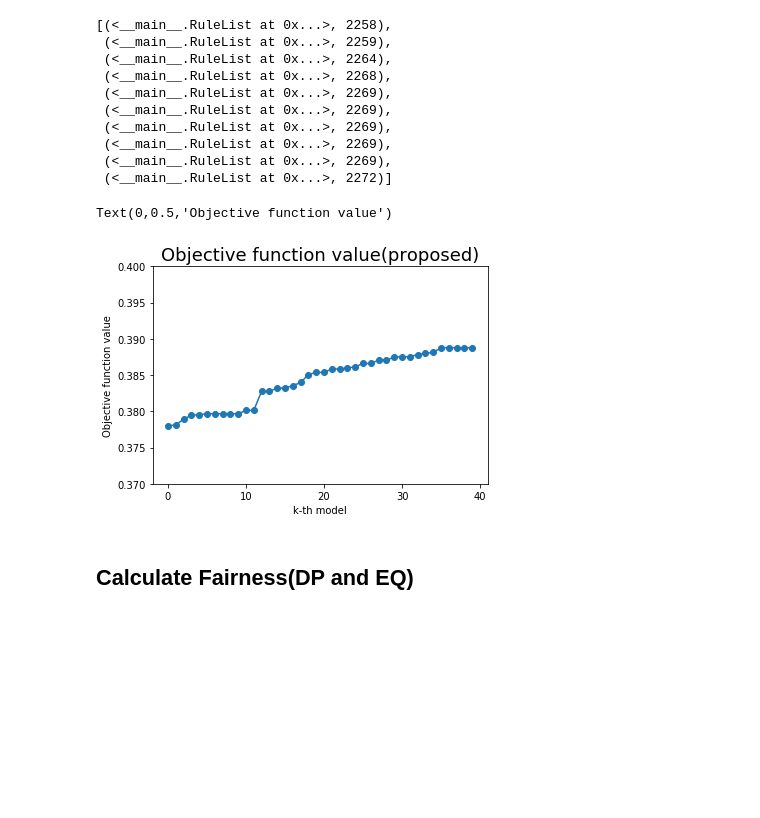
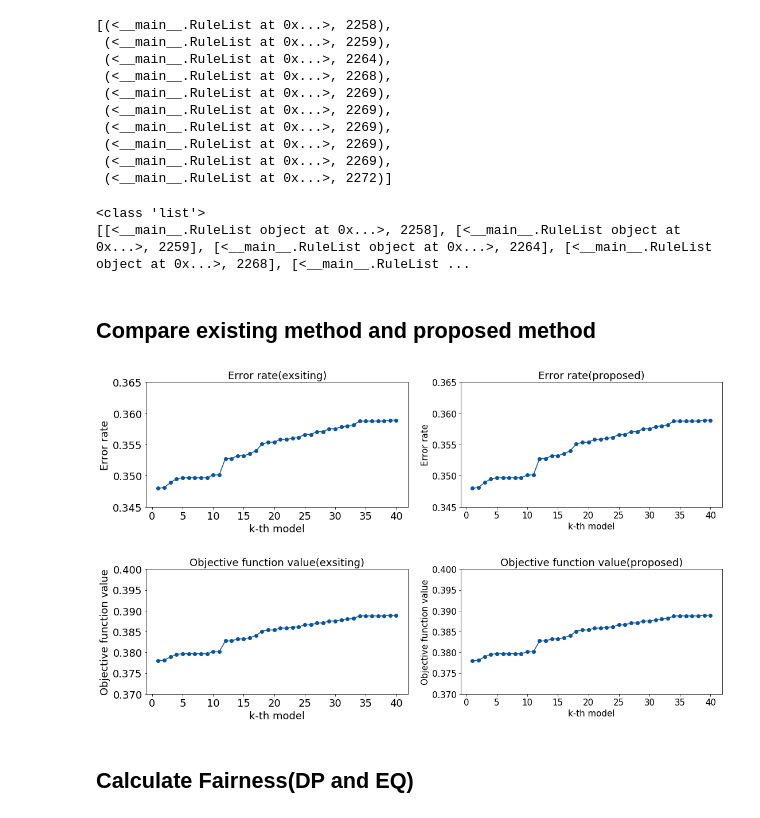
Before and after one commit to kotamata/RecCORELS, a Jupyter notebook: code_with_race/analysis_with_race.ipynb, the cells around one changed output. Drawn from its saved outputs; the diff is of its cells as text; code cells hidden in the pictures; blank space fills up the shorter version.

```diff
--- a/code_with_race/analysis_with_race.ipynb
+++ b/code_with_race/analysis_with_race.ipynb
@@ -216,0 +203,9 @@ for row in corels:
+# %%
+lawler = pd.read_pickle("lawler.pkl")
+print(type(lawler))
+print(lawler[:10])
+# %% [output]
+<class 'list'>
+[[<__main__.RuleList object at 0x...>, 2258], [<__main__.RuleList object at 0x...>, 2259], [<__main__.RuleList object at 0x...>, 2264], [<__main__.RuleList object at 0x...>, 2268], [<__main__.RuleList ...
+# %% [markdown]
+## Compare existing method and proposed method
@@ -217,16 +229,74 @@ for row in corels:
+# %%
+index = np.arange(1, len(lawler_scores)+1)
+
+plt.rcParams["figure.figsize"] = (18, 4)
+plt.rcParams["font.size"] = 18
+
+fig = plt.figure()
+
+ax = fig.add_subplot(1, 2, 1)
+plt.plot(index, lawler_scores, marker="o")
+plt.ylim(0.345, 0.365)
+plt.rcParams["font.size"] = 15
+plt.title("Error rate(exsiting)")
+plt.xlabel("k-th model")
+plt.ylabel("Error rate")
+
+ax = fig.add_subplot(1, 2, 2)
+plt.plot(index, reccorels_scores, marker="o")
+plt.ylim(0.345, 0.365)
+plt.rcParams["font.size"] = 15
+plt.title("Error rate(proposed)")
+plt.xlabel("k-th model")
+plt.ylabel("Error rate")
+
+plt.show()
+# %% [output]
+[figure, added]
+# %%
+lawler_scores = []
+reccorels_scores = []
+
+err_num = len(X_train)
+rho = 0.015
+for i in range(len(lawler)):
+    model1 = lawler[i][0]
+    model2 = sort_corels[i][0]
+
+    err = lawler[i][1] / err_num
+    sc = err + rho * model1.length()
+    lawler_scores.append(sc)
+
+    err = sort_corels[i][1] / err_num
+    sc = err + rho * model2.length()
+    reccorels_scores.append(sc)
 # %%
-sort_func = sorted(scores)
+index = np.arange(1, len(lawler_scores)+1)
 
-index = np.arange(len(sort_func[:40]))
-plt.plot(index, sort_func[:40], marker="o")
+plt.rcParams["figure.figsize"] = (18, 4)
+plt.rcParams["font.size"] = 18
+
+fig = plt.figure()
+
+ax = fig.add_subplot(1, 2, 1)
+plt.plot(index, lawler_scores, marker="o")
+plt.ylim(0.37, 0.4)
+plt.rcParams["font.size"] = 15
+plt.title("Objective function value(exsiting)")
+plt.xlabel("k-th model")
+plt.ylabel("Objective function value")
+
+ax = fig.add_subplot(1, 2, 2)
+plt.plot(index, reccorels_scores, marker="o")
 plt.ylim(0.37, 0.4)
 plt.rcParams["font.size"] = 15
 plt.title("Objective function value(proposed)")
 plt.xlabel("k-th model")
 plt.ylabel("Objective function value")
+
+plt.show()
 # %% [output]
-Text(0,0.5,'Objective function value')
-[figure, old version]
+[figure, new version]
 # %% [markdown]
 ## Calculate Fairness(DP and EQ)
 # %%
```
Also changed, not shown: parts of 2 cells of this notebook.
